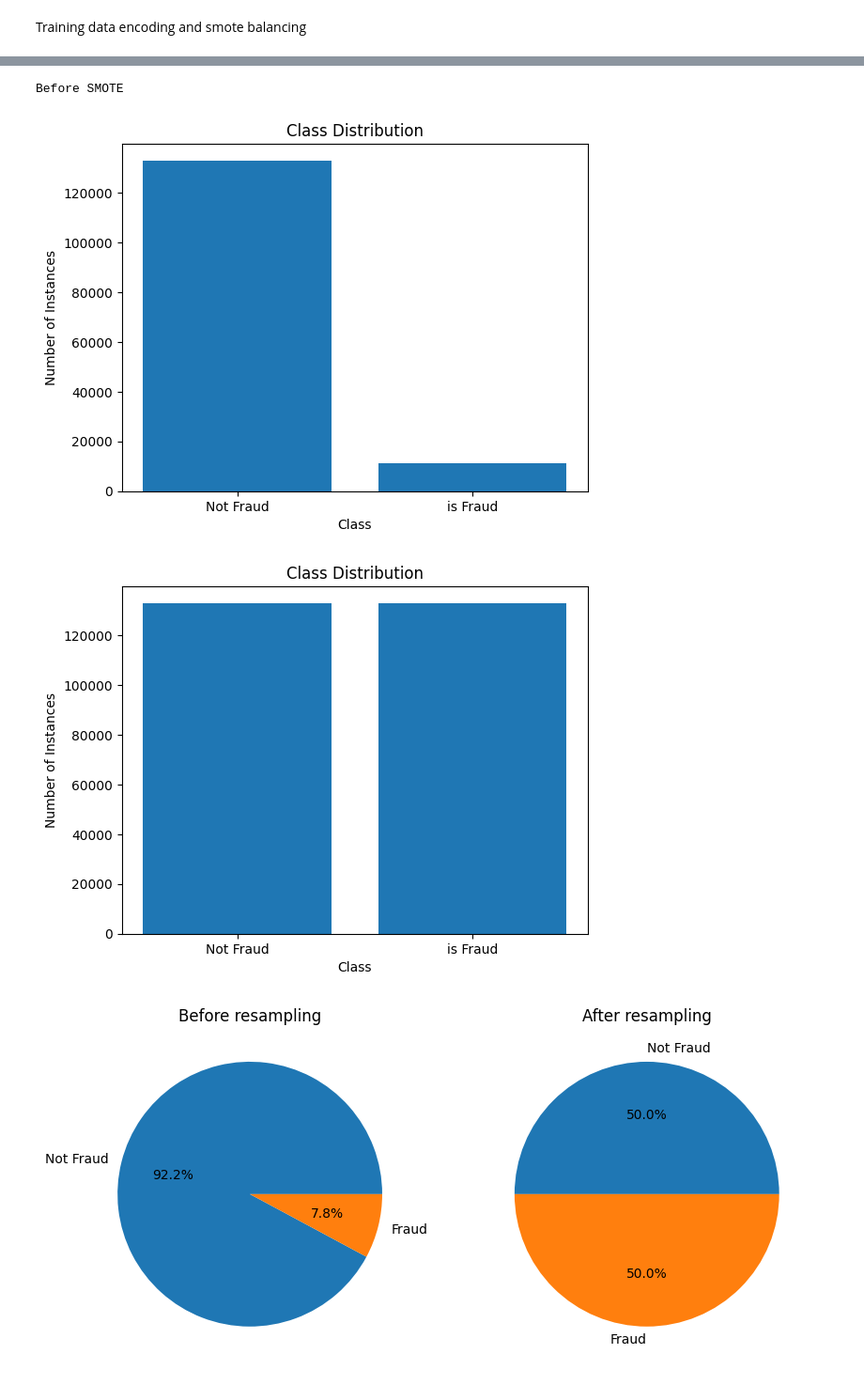
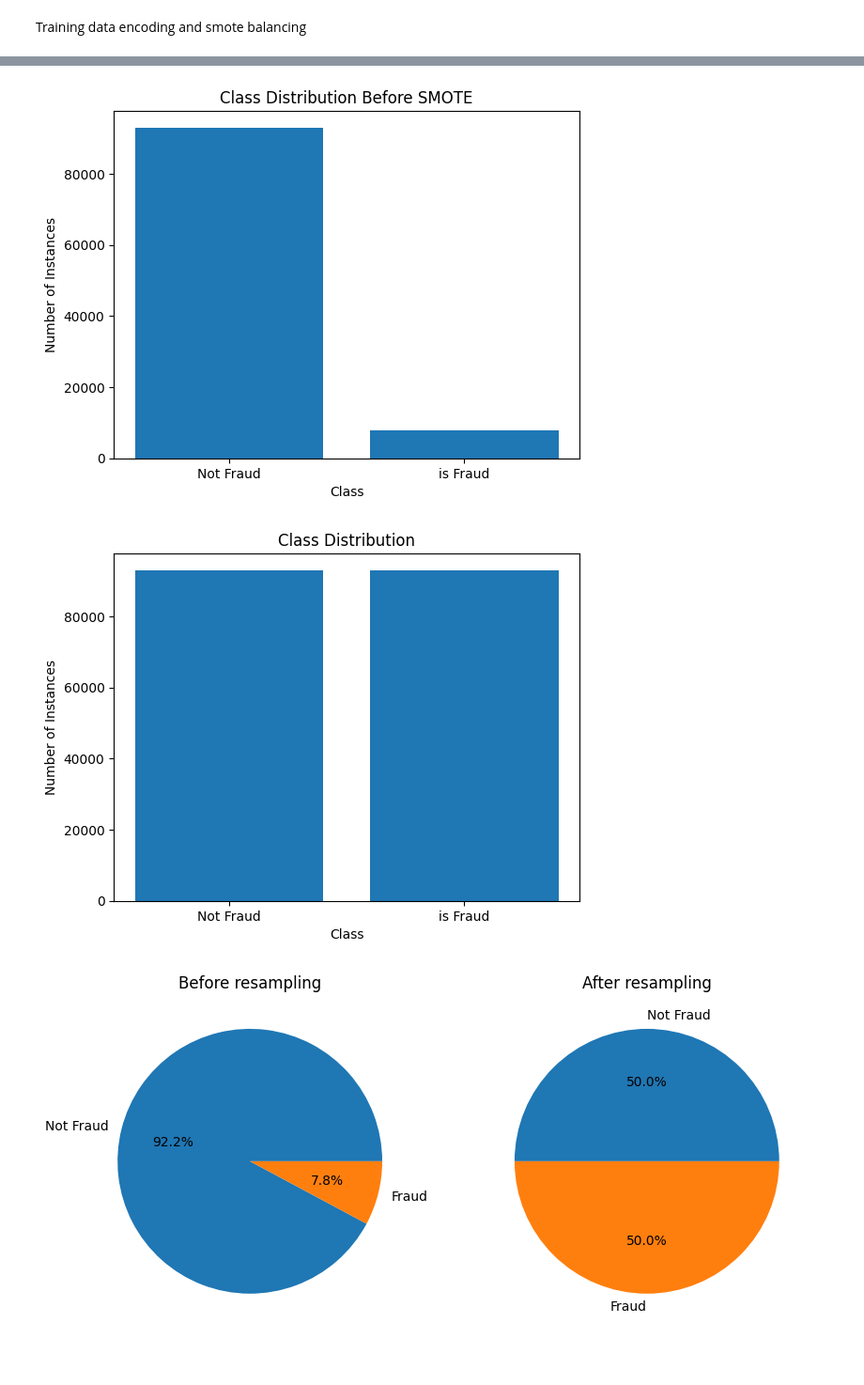
Before and after one commit to karysutariya/Fraud-Detection, a Jupyter notebook: databalancing.ipynb, the cells around one changed output, grey strips where cells are left out. Shown at 94% size. Drawn from its saved outputs; the diff is of its cells as text; code cells hidden in the pictures.

Commit message:
Properly split data and applied to models

```diff
--- a/databalancing.ipynb
+++ b/databalancing.ipynb
@@ -23,3 +32,11 @@ train_pandas = train_spark.toPandas()
 imputer = KNNImputer(n_neighbors=5)
 # %%
 cat_cols = [col for col in train_pandas.columns if train_pandas[col].dtype == 'object']
+# %%
+X_train_temp = pd.get_dummies(train_pandas, columns=cat_cols)
+X_train_main = pd.DataFrame(imputer.fit_transform(X_train_temp), columns=X_train_temp.columns)
+# %%
+train, test = train_test_split(X_train_main, test_size=0.3, random_state=42, shuffle=True)
+# %%
+y_train = train['isFraud']
+X_train = train.drop('isFraud', axis=1)
@@ -26,19 +45,15 @@ cat_cols = [col for col in train_pandas.columns if train_pandas[col].dtype == 'o
 # %%
-X_train_temp = pd.get_dummies(train_pandas.drop('isFraud', axis=1), columns=cat_cols)
-y_train = train_pandas['isFraud']
-
-X_train = pd.DataFrame(imputer.fit_transform(X_train_temp), columns=X_train_temp.columns)
+# X_train_temp = pd.get_dummies(train_pandas.drop('isFraud', axis=1), columns=cat_cols)
+# y_train = train_pandas['isFraud']
+# X_train = pd.DataFrame(imputer.fit_transform(X_train_temp), columns=X_train_temp.columns)
 # %%
-print('Before SMOTE')
-
 class_counts_before = np.bincount(y_train)
 
 plt.bar(range(len(class_counts_before)), class_counts_before)
 plt.xticks(range(len(class_counts_before)), ['Not Fraud', 'is Fraud'])
 plt.xlabel('Class')
 plt.ylabel('Number of Instances')
-plt.title('Class Distribution')
+plt.title('Class Distribution Before SMOTE')
 plt.show()
 # %% [output]
-Before SMOTE
-[figure, old version]
+[figure, new version]
@@ -47,8 +67,6 @@ sm = SMOTE(random_state=42)
 # %%
 X_sm, y_sm = sm.fit_resample(X_train, y_train)
 # %%
-
-
 class_counts_after = np.bincount(y_sm)
 
 plt.bar(range(len(class_counts_after)), class_counts_after)
@@ -58,7 +76,7 @@ plt.ylabel('Number of Instances')
 plt.title('Class Distribution')
 plt.show()
 # %% [output]
-[figure, old version]
+[figure, new version]
 # %%
 # Plot the data
 fig, (ax1, ax2) = plt.subplots(1, 2, figsize=(10,5))
```
Also changed, not shown: parts of 15 cells of this notebook.
